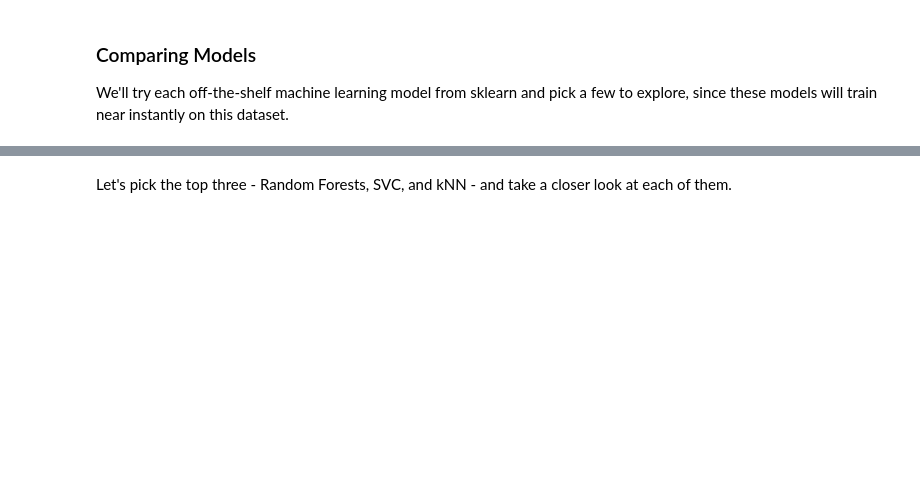
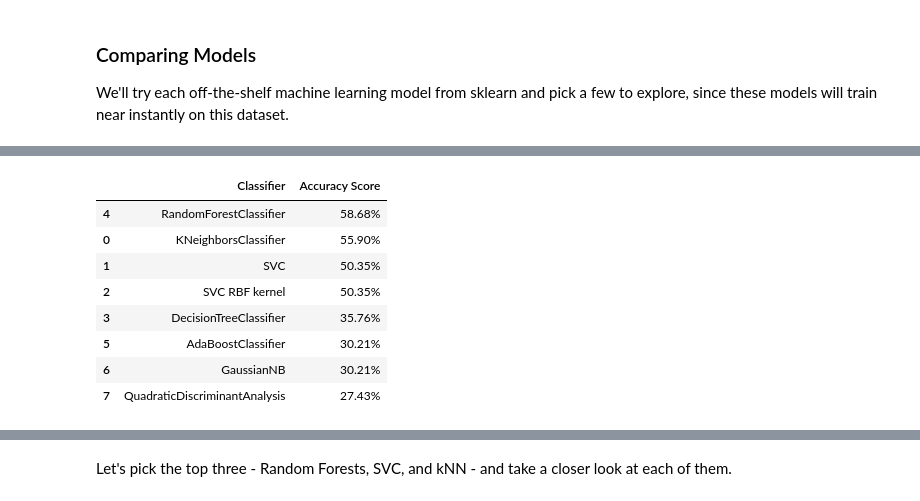
Before and after one commit to cirrus03/Week3-ClassicML, a Jupyter notebook: Week_3_MachineLearning.ipynb, the cells around one changed output, grey strips where cells are left out. Drawn from its saved outputs; the diff is of its cells as text; code cells hidden in the pictures; blank space fills up the shorter version.

```diff
--- a/Week_3_MachineLearning.ipynb
+++ b/Week_3_MachineLearning.ipynb
@@ -546,3 +621,37 @@ scores_df.sort_values(by='Accuracy Score',axis=0,ascending=False)
 | 5 | AdaBoostClassifier | 30.21% |
 | 6 | GaussianNB | 30.21% |
 | 7 | QuadraticDiscriminantAnalysis | 27.43% |
+# %%
+from sklearn.neighbors import KNeighborsClassifier
+from sklearn.svm import SVC
+from sklearn.tree import DecisionTreeClassifier
+from sklearn.ensemble import RandomForestClassifier, AdaBoostClassifier
+from sklearn.naive_bayes import GaussianNB
+from sklearn.discriminant_analysis import QuadraticDiscriminantAnalysis
+
+###### train min-max model ######
+scores_minmax = []
+
+for model in classification_models:
+    model.fit(X_train_minmax, y_train)
+
+    score = model.score(X_test_minmax, y_test)
+
+    model_name = type(model).__name__
+    if model_name=='SVC' and model.kernel=='rbf': model_name+=' RBF kernel'
+
+    #append the scores list, adding model name and the score
+    scores_minmax.append((model_name,(f'{100*score:.2f}%')))
+
+scores_minmax_df = pd.DataFrame(scores_minmax,columns=['Classifier','Accuracy Score'])
+scores_minmax_df.sort_values(by='Accuracy Score',axis=0,ascending=False)
+# %% [output]
+|  | Classifier | Accuracy Score |
+| 4 | RandomForestClassifier | 58.68% |
+| 0 | KNeighborsClassifier | 55.90% |
+| 1 | SVC | 50.35% |
+| 2 | SVC RBF kernel | 50.35% |
+| 3 | DecisionTreeClassifier | 35.76% |
+| 5 | AdaBoostClassifier | 30.21% |
+| 6 | GaussianNB | 30.21% |
+| 7 | QuadraticDiscriminantAnalysis | 27.43% |
```
Also changed, not shown: parts of 8 cells of this notebook.
